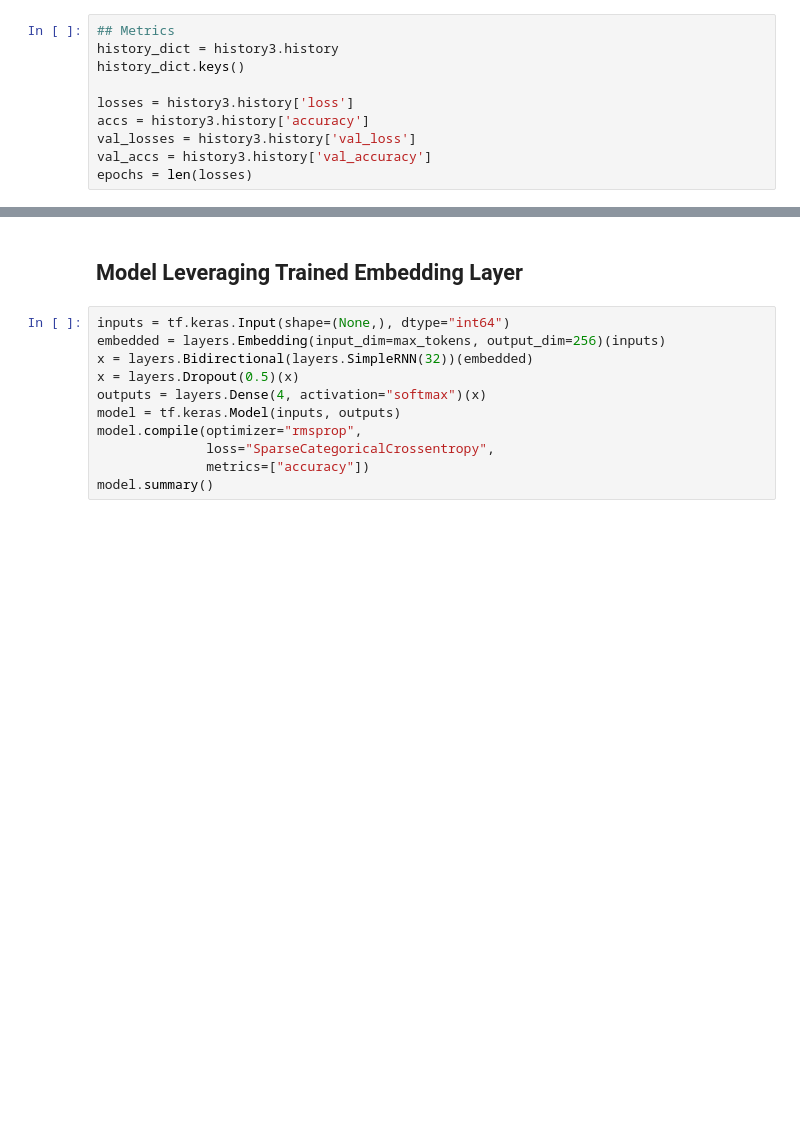
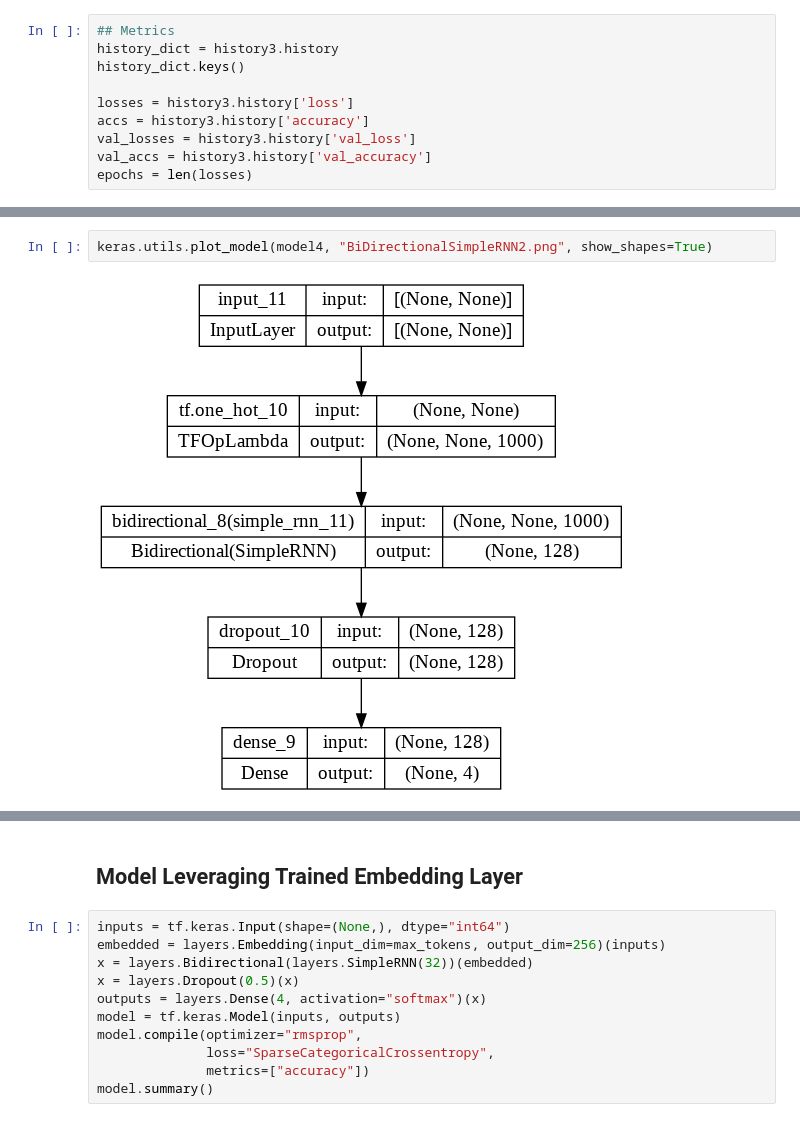
Before and after one commit to alawrence30/Deep-Learning, a Jupyter notebook: B_MSDS458_Assignment_03_EDA_v3.ipynb, the cells around one changed output, grey strips where cells are left out. Saved outputs shown, nothing was run; the diff lists cells and outputs as text; blank space fills up the shorter version.

```diff
--- a/B_MSDS458_Assignment_03_EDA_v3.ipynb
+++ b/B_MSDS458_Assignment_03_EDA_v3.ipynb
@@ -393,0 +450,4 @@ epochs = len(losses)
+# %%
+keras.utils.plot_model(model4, "BiDirectionalSimpleRNN2.png", show_shapes=True)
+# %% [output]
+[figure, added]
```
Also changed, not shown: parts of 8 cells of this notebook.
